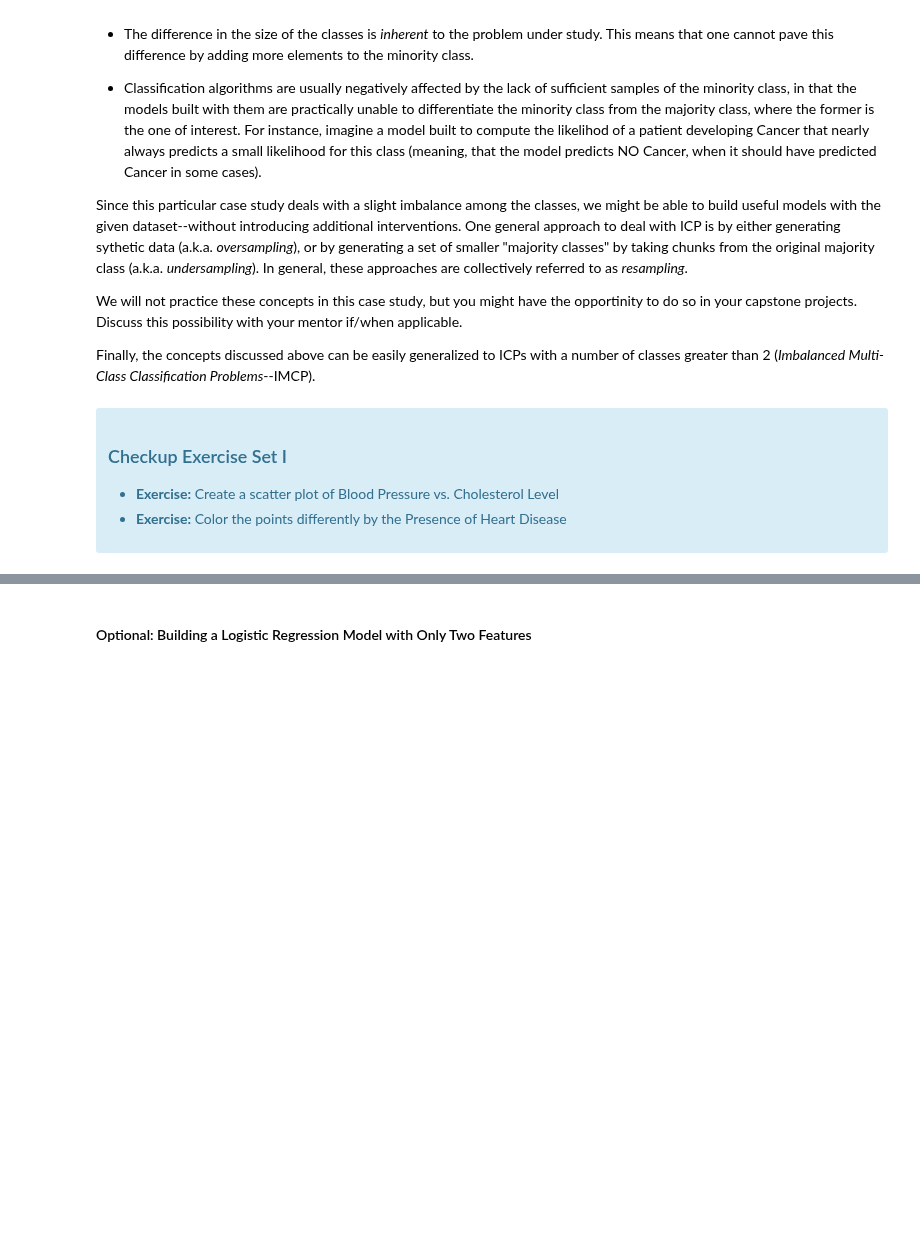
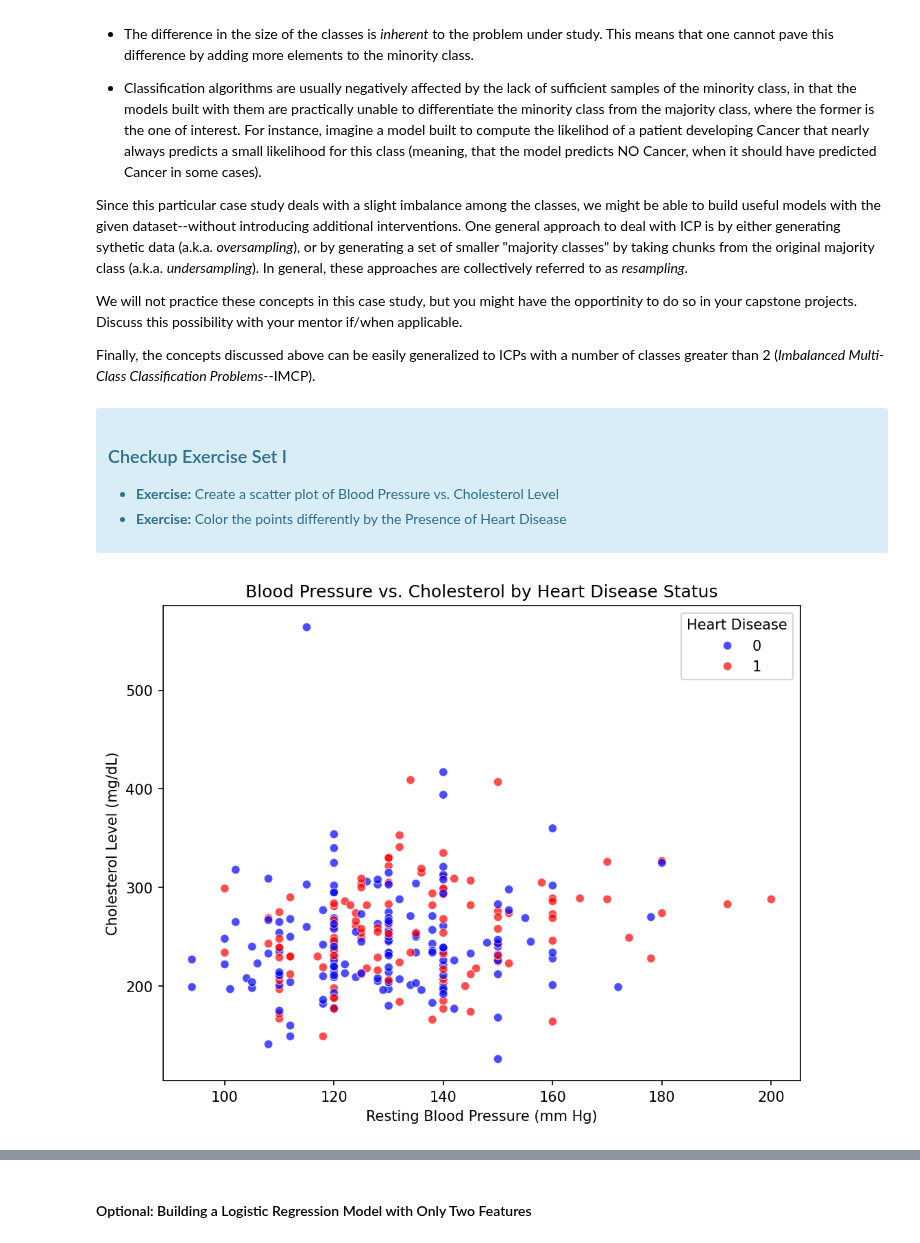
Before and after one commit to josytong/DataScienceTrack, a Jupyter notebook: CaseStudies/LogisticRegression/LogisticRegressionAdvancedCaseStudy.ipynb, the cells around one changed output, grey strips where cells are left out. Saved outputs shown, nothing was run; the diff lists cells and outputs as text; code cells hidden in the pictures; blank space fills up the shorter version.

```diff
--- a/CaseStudies/LogisticRegression/LogisticRegressionAdvancedCaseStudy.ipynb
+++ b/CaseStudies/LogisticRegression/LogisticRegressionAdvancedCaseStudy.ipynb
@@ -524,3 +523,26 @@ Finally, the concepts discussed above can be easily generalized to ICPs with a n
   <li> <b>Exercise:</b> Color the points differently by the Presence of Heart Disease
 </ul>
 </div>
+# %%
+
+# Create a scatter plot of blood pressure vs. cholesterol,
+# using color to represent the presence of heart disease.
+
+plt.figure(figsize=(8, 6))
+
+sns.scatterplot(
+    data=dflog,
+    x='resting_BP_mm_Hg',
+    y='cholesterol_mg_dl',
+    hue='heart_disease',
+    palette={0: 'blue', 1: 'red'},
+    alpha=0.7
+)
+
+plt.xlabel('Resting Blood Pressure (mm Hg)')
+plt.ylabel('Cholesterol Level (mg/dL)')
+plt.title('Blood Pressure vs. Cholesterol by Heart Disease Status')
+plt.legend(title='Heart Disease')
+plt.show()
+# %% [output]
+[figure, added]
```
Also changed, not shown: parts of 24 cells of this notebook.
